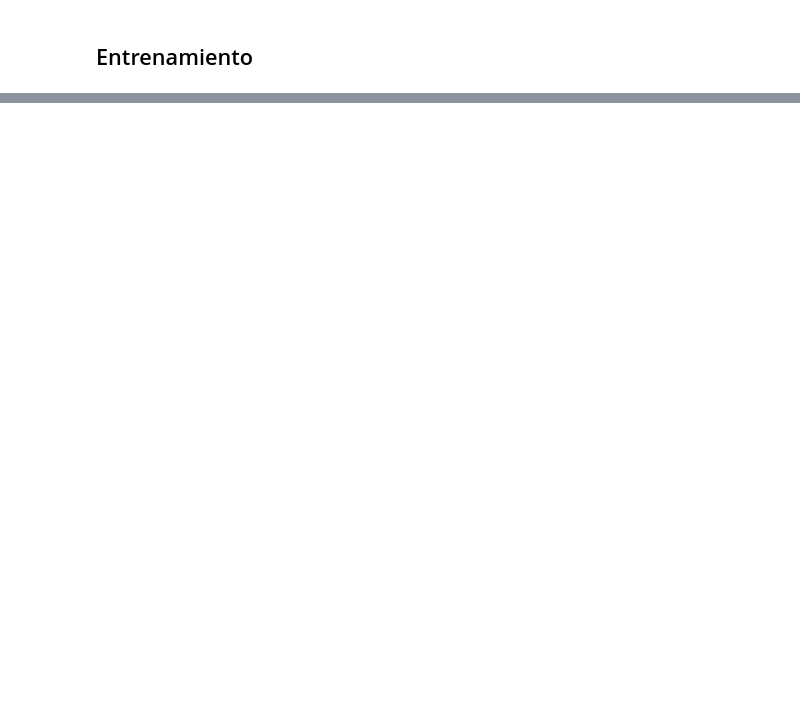
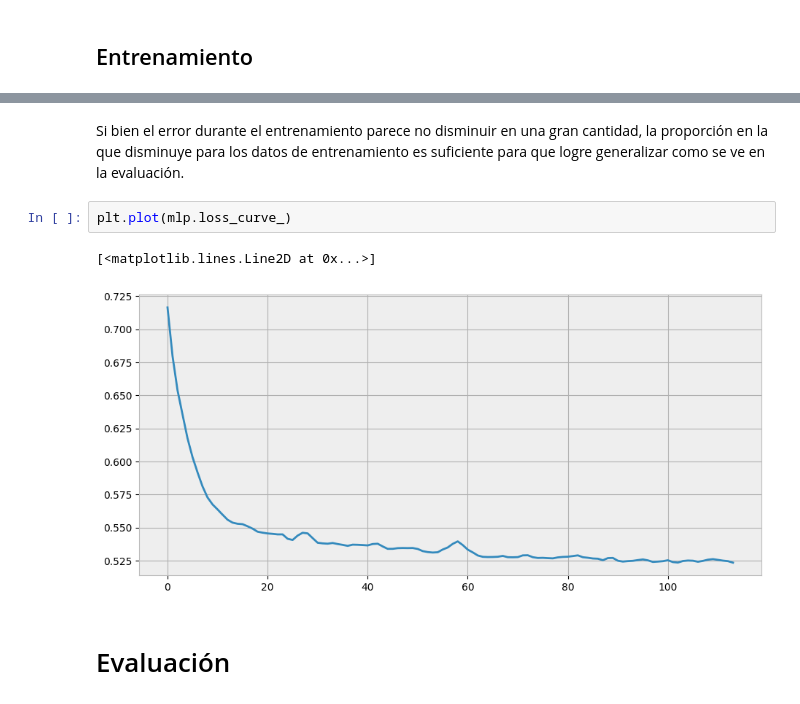
Before and after one commit to vector2202/MentalHealth, a Jupyter notebook: MentalHealth.ipynb, the cells around one changed output, grey strips where cells are left out. Drawn from its saved outputs; the diff is of its cells as text; blank space fills up the shorter version.

```diff
--- a/MentalHealth.ipynb
+++ b/MentalHealth.ipynb
@@ -425,3 +455,12 @@ MLPClassifier(hidden_layer_sizes=(64, 32), max_iter=10000, random_state=42)
+# %% [markdown]
+Si bien el error durante el entrenamiento parece no disminuir en una gran cantidad, la proporción en la que disminuye para los datos de entrenamiento es suficiente para que logre generalizar como se ve en la evaluación.
+# %%
+plt.plot(mlp.loss_curve_)
+# %% [output]
+[<matplotlib.lines.Line2D at 0x...>]
+[figure, added]
+# %% [markdown]
+# Evaluación
 # %%
 print(roc_auc_score(y_true=X_train['y'], y_score= mlp.predict_proba(X_train[varw])[:, 1]))
 print(roc_auc_score(y_true=X_test['y'], y_score= mlp.predict_proba(X_test[varw])[:, 1]))
```
Also changed, not shown: parts of 19 cells of this notebook, 3 other files.
